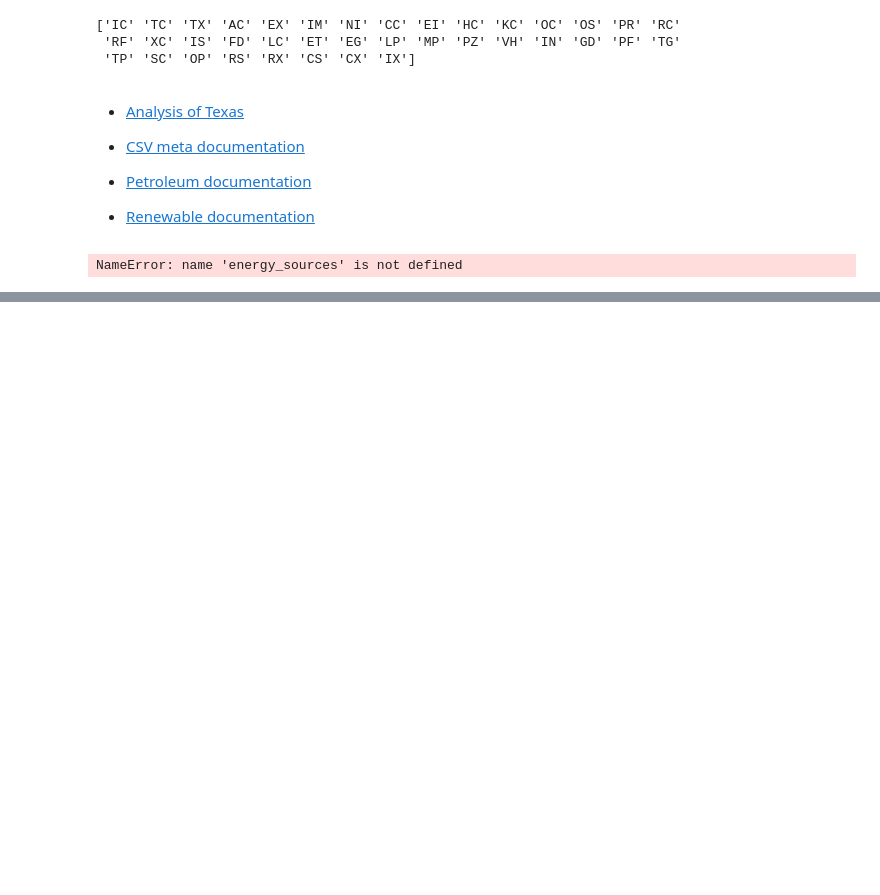
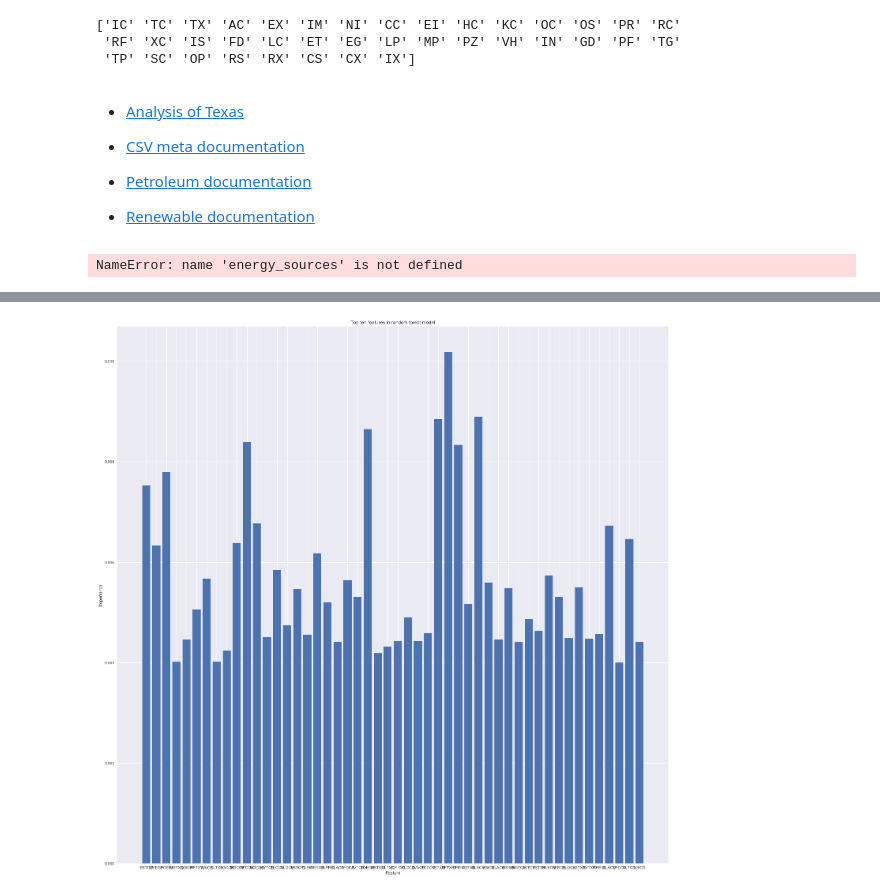
Before and after one commit to charmoniumQ/MCM-2018, a Jupyter notebook: MCM-Data-Analysis.ipynb, the cells around one changed output, grey strips where cells are left out. Cells and saved outputs as stored; diff of their text form; code cells hidden in the pictures; blank space fills up the shorter version.

Commit message:
Added feature importance plots

```diff
--- a/MCM-Data-Analysis.ipynb
+++ b/MCM-Data-Analysis.ipynb
@@ -474,2 +566,2 @@ random_forest.feature_importances_
 # %%
-feature_importance_dict = dict(zip())
+feature_importance_dict = dict(zip(energy_profile_full_vars, random_forest.feature_importances_))
@@ -475,0 +572,2 @@ feature_importance_dict = dict(zip())
+# %%
+top_50_feats = sorted(feature_importance_dict.items(), key=lambda x: x[1])[-50:]
@@ -475,0 +594,10 @@ feature_importance_dict = dict(zip())
+# %%
+plt.figure(figsize=(10,15))
+plt.title('Top ten features in random forest model')
+plt.bar(range(len(dict(top_50_feats[-10:]))), dict(top_50_feats[-50:]).values(), align='center')
+plt.xticks(range(len(dict(top_50_feats[-50:]))), list(dict(top_50_feats[-50:]).keys()))
+plt.xlabel('Feature')
+plt.ylabel('Importance')
+plt.show()
+# %% [output]
+[figure, added]
```
Also changed, not shown: parts of 13 cells of this notebook.
